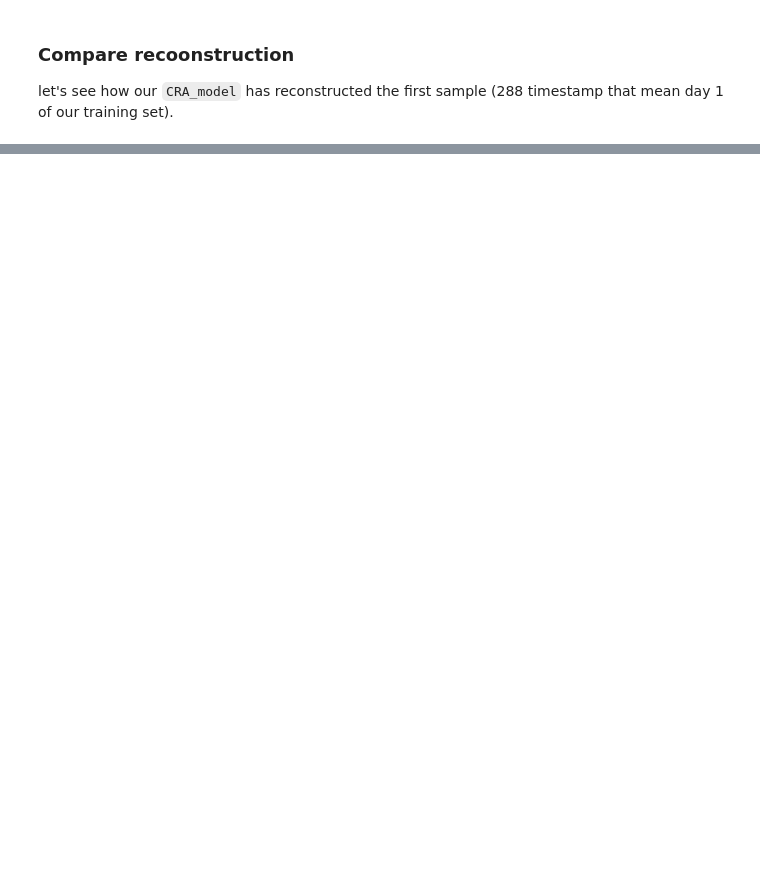
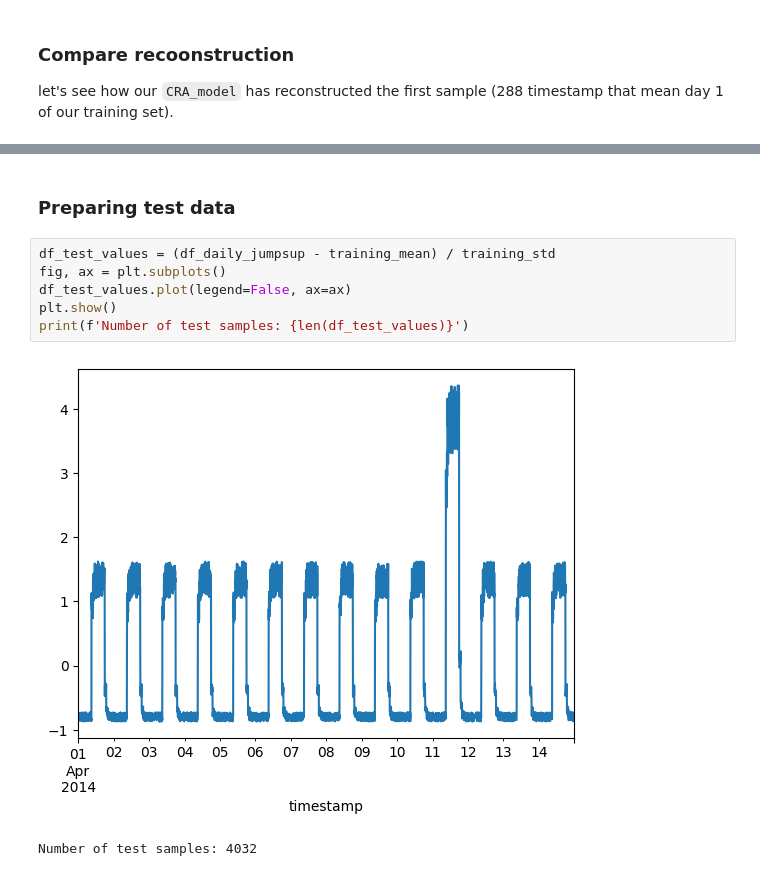
Before and after one commit to cs-joy/Anomaly-Detection, a Jupyter notebook: Anomaly_Detection_AutoEncoder.ipynb, the cells around one changed output, grey strips where cells are left out. Drawn from its saved outputs; the diff is of its cells as text; blank space fills up the shorter version.

```diff
--- a/Anomaly_Detection_AutoEncoder.ipynb
+++ b/Anomaly_Detection_AutoEncoder.ipynb
@@ -301,0 +304,11 @@ plt.show()
+# %% [markdown]
+### Preparing test data
+# %%
+df_test_values = (df_daily_jumpsup - training_mean) / training_std
+fig, ax = plt.subplots()
+df_test_values.plot(legend=False, ax=ax)
+plt.show()
+print(f'Number of test samples: {len(df_test_values)}')
+# %% [output]
+[figure, added]
+Number of test samples: 4032
```
Also changed, not shown: parts of 12 cells of this notebook.
